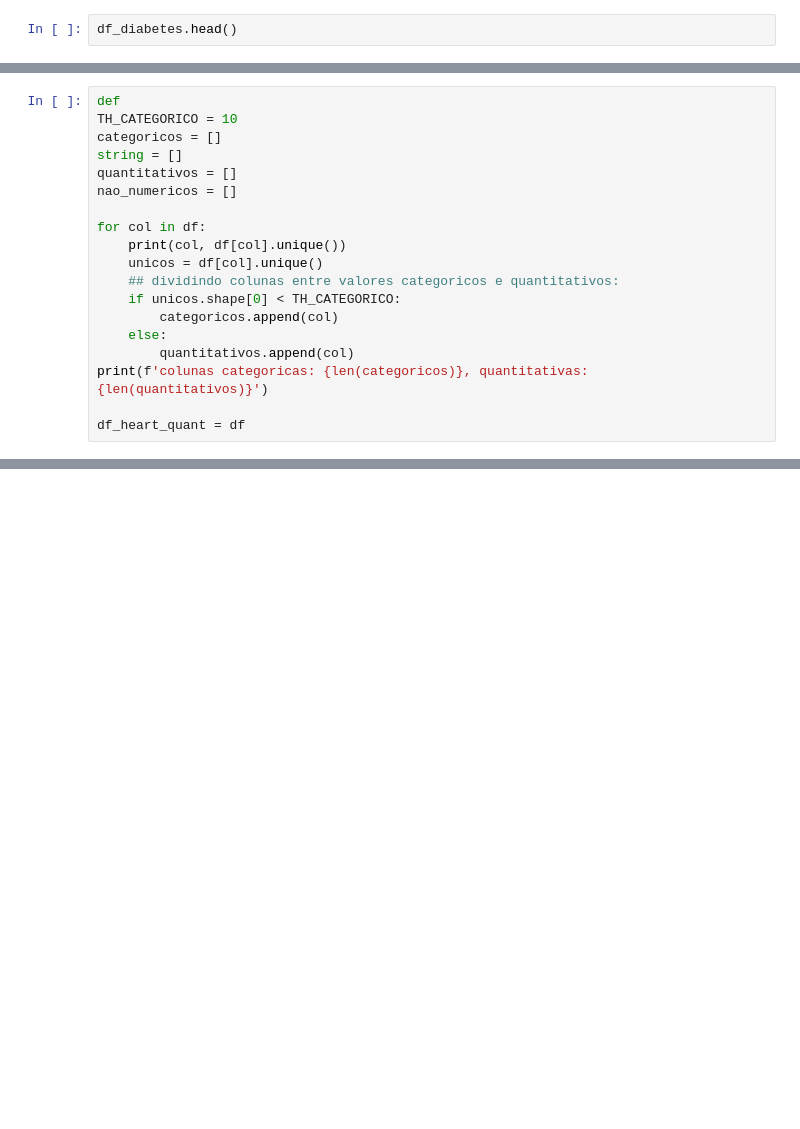
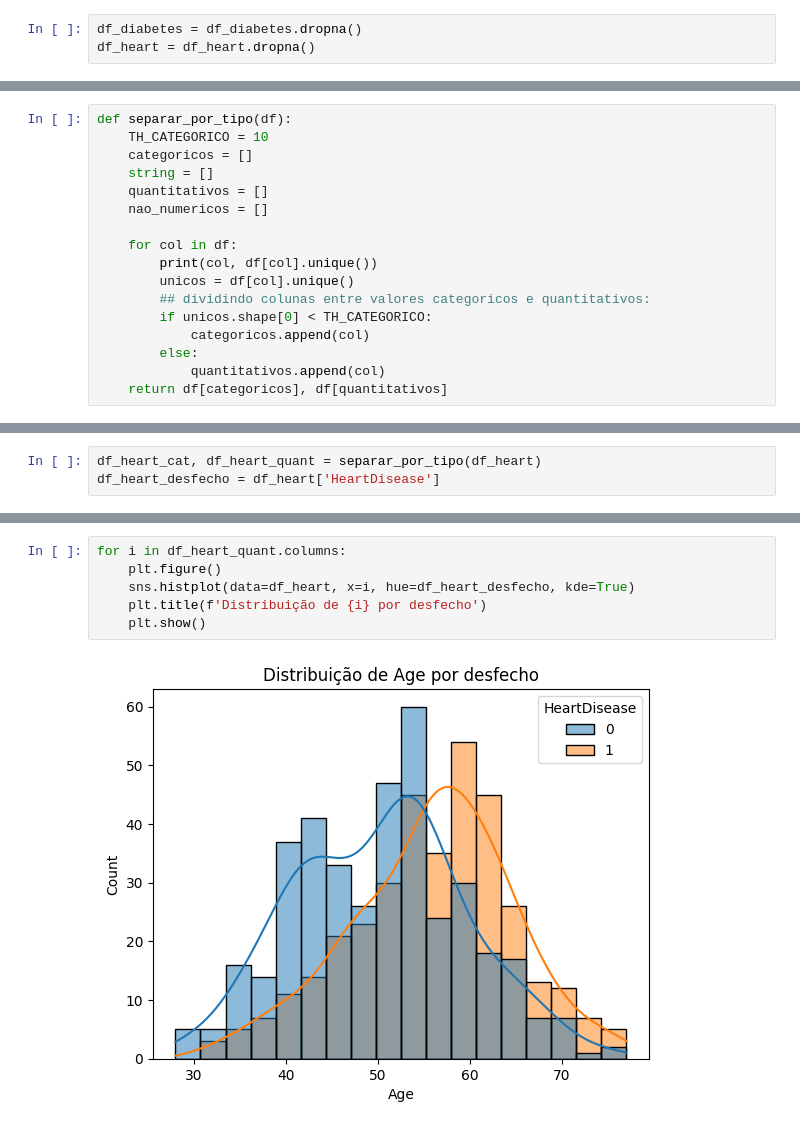
Before and after one commit to gabiramire/tcc-imputation-analysis, a Jupyter notebook: notebooks/01_preparacao_e_analise_exploratoria.ipynb, the cells around one changed output, grey strips where cells are left out. Drawn from its saved outputs; the diff is of its cells as text; blank space fills up the shorter version.

Commit message:
Heart Disease and Students First Analysis (Looks Weird)

```diff
--- a/notebooks/01_preparacao_e_analise_exploratoria.ipynb
+++ b/notebooks/01_preparacao_e_analise_exploratoria.ipynb
@@ -5,4 +7,5 @@ import os
 df_diabetes = pd.read_csv(os.path.join('..','dados', 'brutos', 'diabetes_prediction_dataset.csv'))
 df_heart = pd.read_csv(os.path.join('..','dados', 'brutos', 'heart.csv'))
 # %%
-df_diabetes.head()
+df_diabetes = df_diabetes.dropna()
+df_heart = df_heart.dropna()
@@ -25,19 +12,17 @@ df_heart.head()
 # %%
-def
-TH_CATEGORICO = 10
-categoricos = []
-string = []
-quantitativos = []
-nao_numericos = []
+def separar_por_tipo(df):
+    TH_CATEGORICO = 10
+    categoricos = []
+    string = []
+    quantitativos = []
+    nao_numericos = []
 
-for col in df:
-    print(col, df[col].unique())
-    unicos = df[col].unique()
-    ## dividindo colunas entre valores categoricos e quantitativos:
-    if unicos.shape[0] < TH_CATEGORICO:
-        categoricos.append(col)
-    else:
-        quantitativos.append(col)
-print(f'colunas categoricas: {len(categoricos)}, quantitativas: {len(quantitativos)}')
-
-df_heart_quant = df
+    for col in df:
+        print(col, df[col].unique())
+        unicos = df[col].unique()
+        ## dividindo colunas entre valores categoricos e quantitativos:
+        if unicos.shape[0] < TH_CATEGORICO:
+            categoricos.append(col)
+        else:
+            quantitativos.append(col)
+    return df[categoricos], df[quantitativos]
@@ -61,0 +50,3 @@ colunas categoricas: 7, quantitativas: 5
+# %%
+df_heart_cat, df_heart_quant = separar_por_tipo(df_heart)
+df_heart_desfecho = df_heart['HeartDisease']
@@ -61,0 +71,8 @@ colunas categoricas: 7, quantitativas: 5
+# %%
+for i in df_heart_quant.columns:
+    plt.figure()
+    sns.histplot(data=df_heart, x=i, hue=df_heart_desfecho, kde=True)
+    plt.title(f'Distribuição de {i} por desfecho')
+    plt.show()
+# %% [output]
+[figure, added]
```
Also changed, not shown: parts of 9 cells of this notebook, 4 other files.
